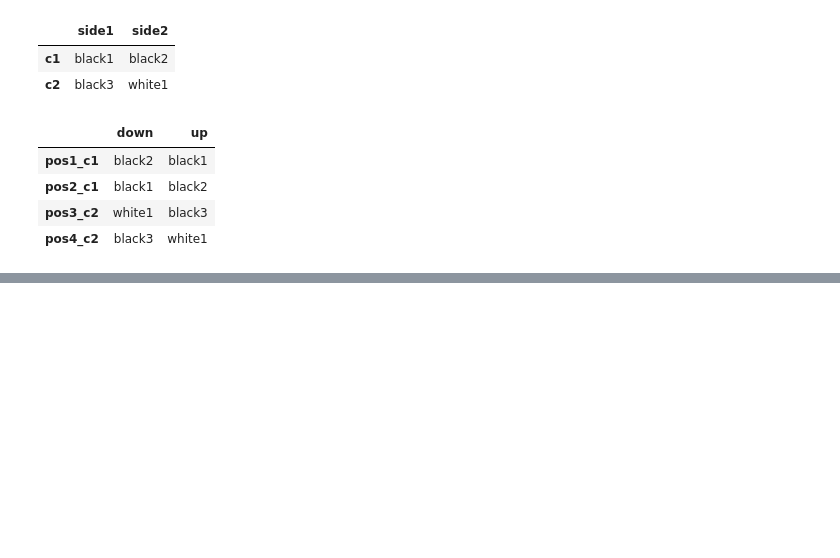
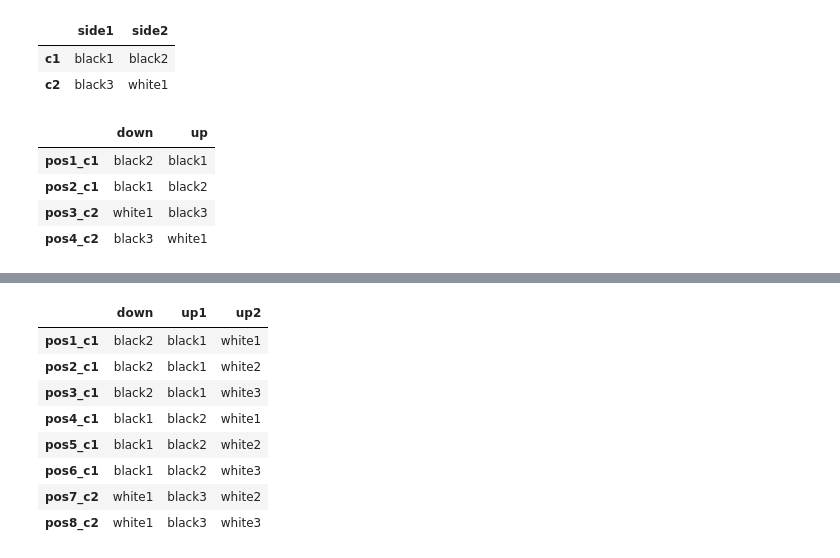
Before and after one commit to yangyu-1/statistical_rethinking_hw_pymc3, a Jupyter notebook: chapter_notebooks/chapter_2.ipynb, the cells around one changed output, grey strips where cells are left out. Saved outputs shown, nothing was run; the diff lists cells and outputs as text; code cells hidden in the pictures; blank space fills up the shorter version.

```diff
--- a/chapter_notebooks/chapter_2.ipynb
+++ b/chapter_notebooks/chapter_2.ipynb
@@ -233,0 +368,57 @@ pos
+# %%
+conjectures={
+    'pos1_c1':{
+        'up1':'black1',
+        'down':'black2',
+        'up2':'white1',
+    },
+    'pos2_c1':{
+        'up1':'black1',
+        'down':'black2',
+        'up2':'white2',
+    },
+    'pos3_c1':{
+        'up1':'black1',
+        'down':'black2',
+        'up2':'white3',
+    },
+    'pos4_c1':{
+        'up1':'black2',
+        'down':'black1',
+        'up2':'white1',
+    },
+    'pos5_c1':{
+        'up1':'black2',
+        'down':'black1',
+        'up2':'white2',
+    },
+    'pos6_c1':{
+        'up1':'black2',
+        'down':'black1',
+        'up2':'white3',
+    },
+    'pos7_c2':{
+        'up1':'black3',
+        'down':'white1',
+        'up2':'white2',
+    },
+    'pos8_c2':{
+        'up1':'black3',
+        'down':'white1',
+        'up2':'white3',
+    },
+
+}
+pos=pd.DataFrame(conjectures).T
+pos
+# count it up (down)! 6/8=0.75
+# %% [output]
+|  | down | up1 | up2 |
+| pos1_c1 | black2 | black1 | white1 |
+| pos2_c1 | black2 | black1 | white2 |
+| pos3_c1 | black2 | black1 | white3 |
+| pos4_c1 | black1 | black2 | white1 |
+| pos5_c1 | black1 | black2 | white2 |
+| pos6_c1 | black1 | black2 | white3 |
+| pos7_c2 | white1 | black3 | white2 |
+| pos8_c2 | white1 | black3 | white3 |
```
Also changed, not shown: parts of 7 cells of this notebook.
